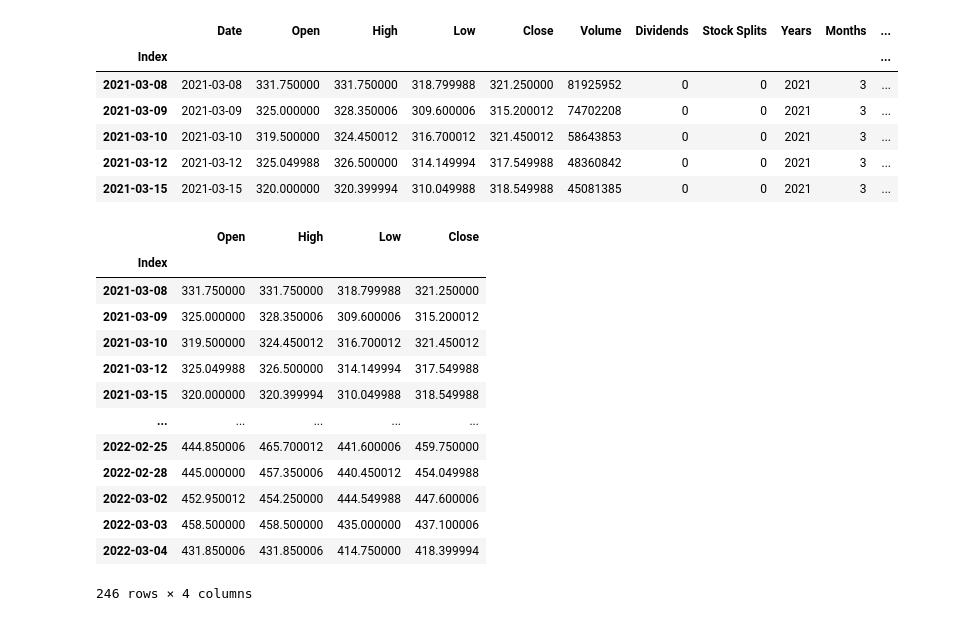
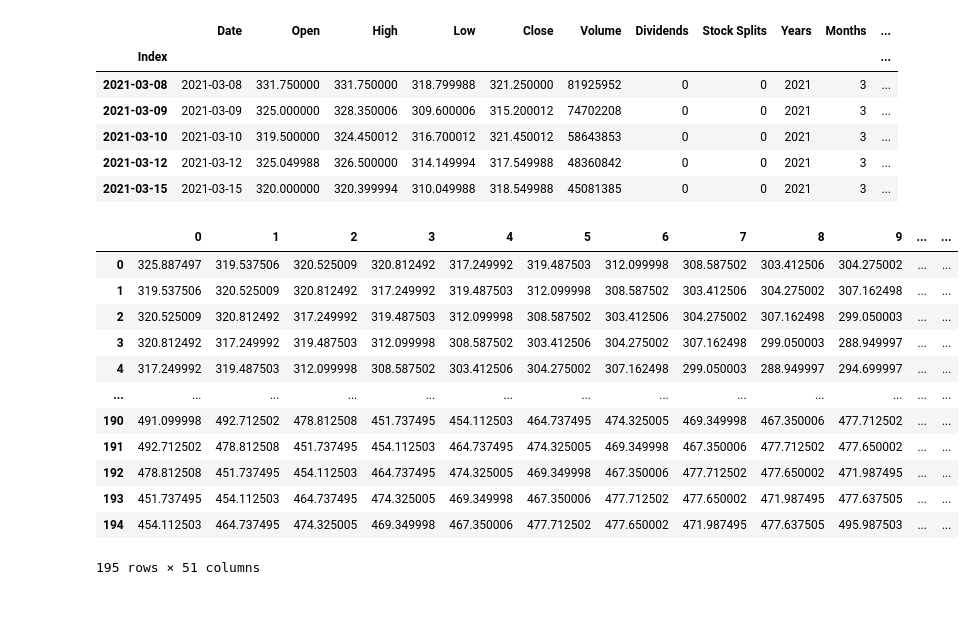
Before and after one commit to piyumaha12/Stock_Prediction, a Jupyter notebook: Program/yfinance_EDA_and_Feature_Engineering.ipynb, the cells around one changed output. Saved outputs shown, nothing was run; the diff lists cells and outputs as text; code cells hidden in the pictures.

Commit message:
After creating Dataset

```diff
--- a/Program/yfinance_EDA_and_Feature_Engineering.ipynb
+++ b/Program/yfinance_EDA_and_Feature_Engineering.ipynb
@@ -319,22 +319,35 @@ tatamotors_1year.head(5)
 | 2021-03-10 | 2021-03-10 | 319.500000 | 324.450012 | 316.700012 | 321.450012 | 58643853 | 0 | 0 | 2021 | 3 | ... |
 | 2021-03-12 | 2021-03-12 | 325.049988 | 326.500000 | 314.149994 | 317.549988 | 48360842 | 0 | 0 | 2021 | 3 | ... |
 | 2021-03-15 | 2021-03-15 | 320.000000 | 320.399994 | 310.049988 | 318.549988 | 45081385 | 0 | 0 | 2021 | 3 | ... |
-# %%
-tatamotors_1year.iloc[:,1:5]
-# %% [output]
-|  | Open | High | Low | Close |
-| Index |  |  |  |  |
-| 2021-03-08 | 331.750000 | 331.750000 | 318.799988 | 321.250000 |
-| 2021-03-09 | 325.000000 | 328.350006 | 309.600006 | 315.200012 |
-| 2021-03-10 | 319.500000 | 324.450012 | 316.700012 | 321.450012 |
-| 2021-03-12 | 325.049988 | 326.500000 | 314.149994 | 317.549988 |
-| 2021-03-15 | 320.000000 | 320.399994 | 310.049988 | 318.549988 |
-| ... | ... | ... | ... | ... |
-| 2022-02-25 | 444.850006 | 465.700012 | 441.600006 | 459.750000 |
-| 2022-02-28 | 445.000000 | 457.350006 | 440.450012 | 454.049988 |
-| 2022-03-02 | 452.950012 | 454.250000 | 444.549988 | 447.600006 |
-| 2022-03-03 | 458.500000 | 458.500000 | 435.000000 | 437.100006 |
-| 2022-03-04 | 431.850006 | 431.850006 | 414.750000 | 418.399994 |
-246 rows × 4 columns
 # %%
 tatamotors_1year['Mean']=np.mean(tatamotors_1year.iloc[:,1:5], axis = 1)
+# %%
+def Time_series_dataset(data_column, time_steps):
+    dataset = []
+    target = []
+    for i in range(data_column.shape[0]-time_steps-1):
+        a = data_column[i:time_steps+i].to_list()
+        target_value = data_column[time_steps+i]
+        target.append(target_value)
+        dataset.append(a)
+    df = pd.DataFrame(dataset)
+    df['Target'] = target
+    return df
+# %%
+a =Time_series_dataset(tatamotors_1year.Mean, 50)
+# %%
+a
+# %% [output]
+|  | 0 | 1 | 2 | 3 | 4 | 5 | 6 | 7 | 8 | 9 | ... | ... |
+| 0 | 325.887497 | 319.537506 | 320.525009 | 320.812492 | 317.249992 | 319.487503 | 312.099998 | 308.587502 | 303.412506 | 304.275002 | ... | ... |
+| 1 | 319.537506 | 320.525009 | 320.812492 | 317.249992 | 319.487503 | 312.099998 | 308.587502 | 303.412506 | 304.275002 | 307.162498 | ... | ... |
+| 2 | 320.525009 | 320.812492 | 317.249992 | 319.487503 | 312.099998 | 308.587502 | 303.412506 | 304.275002 | 307.162498 | 299.050003 | ... | ... |
+| 3 | 320.812492 | 317.249992 | 319.487503 | 312.099998 | 308.587502 | 303.412506 | 304.275002 | 307.162498 | 299.050003 | 288.949997 | ... | ... |
+| 4 | 317.249992 | 319.487503 | 312.099998 | 308.587502 | 303.412506 | 304.275002 | 307.162498 | 299.050003 | 288.949997 | 294.699997 | ... | ... |
+| ... | ... | ... | ... | ... | ... | ... | ... | ... | ... | ... | ... | ... |
+| 190 | 491.099998 | 492.712502 | 478.812508 | 451.737495 | 454.112503 | 464.737495 | 474.325005 | 469.349998 | 467.350006 | 477.712502 | ... | ... |
+| 191 | 492.712502 | 478.812508 | 451.737495 | 454.112503 | 464.737495 | 474.325005 | 469.349998 | 467.350006 | 477.712502 | 477.650002 | ... | ... |
+| 192 | 478.812508 | 451.737495 | 454.112503 | 464.737495 | 474.325005 | 469.349998 | 467.350006 | 477.712502 | 477.650002 | 471.987495 | ... | ... |
+| 193 | 451.737495 | 454.112503 | 464.737495 | 474.325005 | 469.349998 | 467.350006 | 477.712502 | 477.650002 | 471.987495 | 477.637505 | ... | ... |
+| 194 | 454.112503 | 464.737495 | 474.325005 | 469.349998 | 467.350006 | 477.712502 | 477.650002 | 471.987495 | 477.637505 | 495.987503 | ... | ... |
+195 rows × 51 columns
```
Also changed, not shown: 2 other files.
